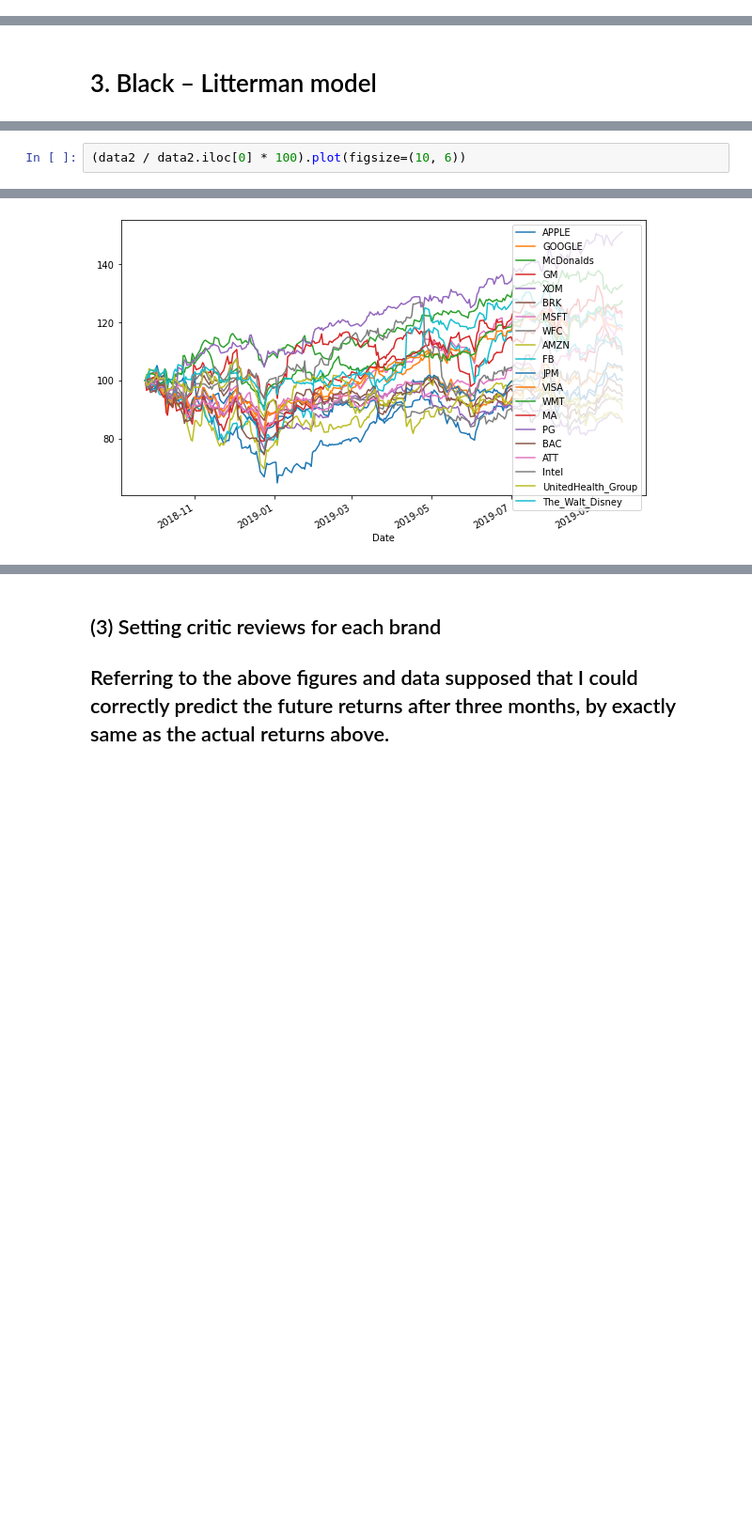
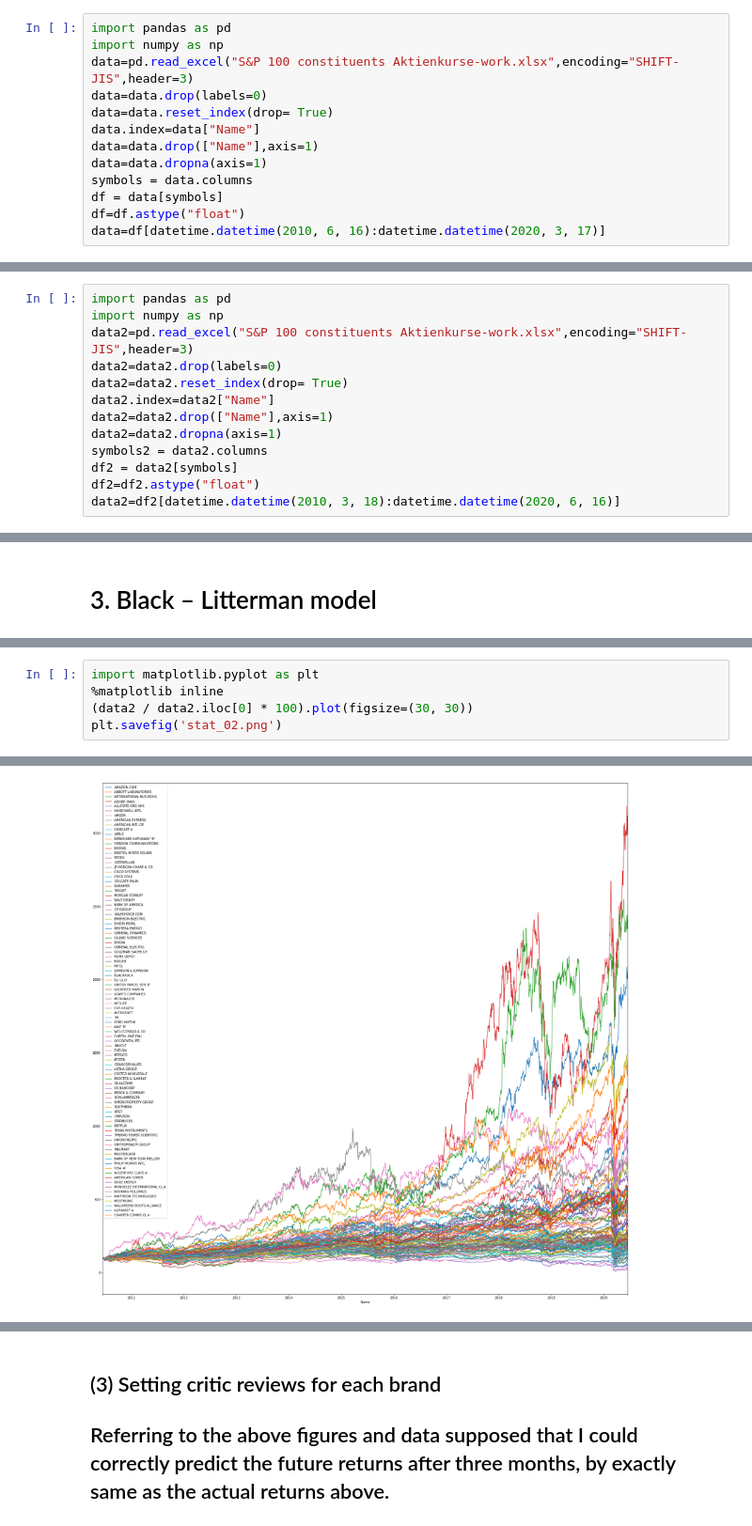
Before and after one commit to lujiaweigood/Black-Litterman-Model-and-Mean-Variance-Model, a Jupyter notebook: Machine-Learning-Optimization-Black-Litterman-and-Mean-Variance-Optimization.ipynb, the cells around one changed output, grey strips where cells are left out. Shown at 94% size. Drawn from its saved outputs; the diff is of its cells as text; blank space fills up the shorter version.

```diff
--- a/Machine-Learning-Optimization-Black-Litterman-and-Mean-Variance-Optimization.ipynb
+++ b/Machine-Learning-Optimization-Black-Litterman-and-Mean-Variance-Optimization.ipynb
@@ -96,0 +83,13 @@ for idx,stock in enumerate(name):
+# %%
+import pandas as pd
+import numpy as np
+data=pd.read_excel("S&P 100 constituents Aktienkurse-work.xlsx",encoding="SHIFT-JIS",header=3)
+data=data.drop(labels=0)
+data=data.reset_index(drop= True)
+data.index=data["Name"]
+data=data.drop(["Name"],axis=1)
+data=data.dropna(axis=1)
+symbols = data.columns
+df = data[symbols]
+df=df.astype("float")
+data=df[datetime.datetime(2010, 6, 16):datetime.datetime(2020, 3, 17)]
@@ -209 +163,14 @@ for idx,stock in enumerate(name2):
+# %%
+import pandas as pd
+import numpy as np
+data2=pd.read_excel("S&P 100 constituents Aktienkurse-work.xlsx",encoding="SHIFT-JIS",header=3)
+data2=data2.drop(labels=0)
+data2=data2.reset_index(drop= True)
+data2.index=data2["Name"]
+data2=data2.drop(["Name"],axis=1)
+data2=data2.dropna(axis=1)
+symbols2 = data2.columns
+df2 = data2[symbols]
+df2=df2.astype("float")
+data2=df2[datetime.datetime(2010, 3, 18):datetime.datetime(2020, 6, 16)]
 # %% [markdown]
@@ -232,3 +199,6 @@ np.sqrt(objective_functions.portfolio_variance(EF.weights, risk_models.sample_co
 # %%
-(data2 / data2.iloc[0] * 100).plot(figsize=(10, 6))
+import matplotlib.pyplot as plt
+%matplotlib inline
+(data2 / data2.iloc[0] * 100).plot(figsize=(30, 30))
+plt.savefig('stat_02.png')
 # %% [output]
@@ -236,4 +205,4 @@ np.sqrt(objective_functions.portfolio_variance(EF.weights, risk_models.sample_co
-[figure, old version]
+[figure, new version]
 # %%
 expected_returns.mean_historical_return(data2, frequency=252)
 # %% [output]
```
Also changed, not shown: parts of 81 cells of this notebook.
